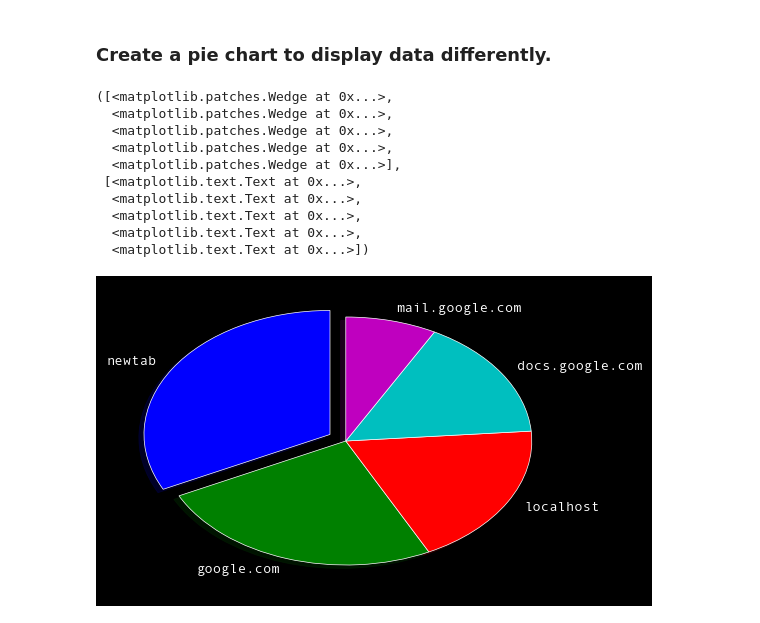
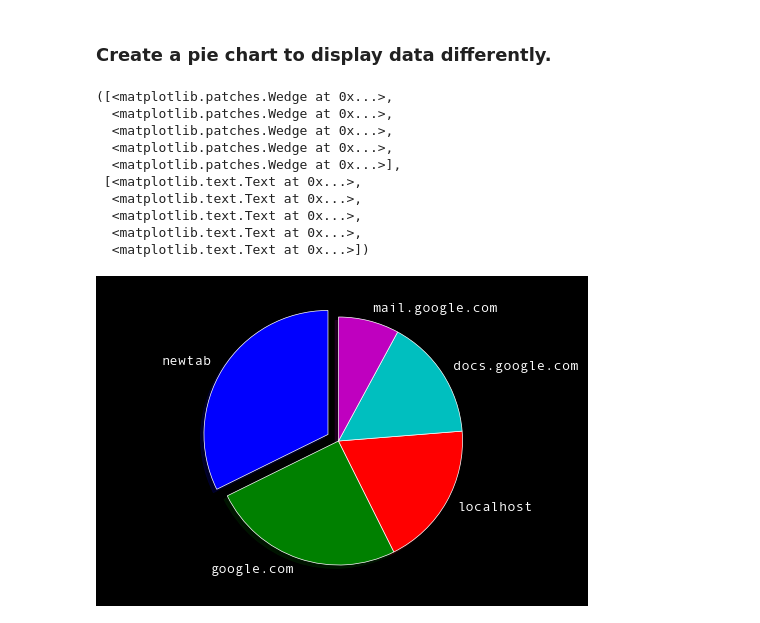
Before and after one commit to seanpar203/wta_analysis, a Jupyter notebook: top_5_time_spent.ipynb, the cells around one changed output. Cells and saved outputs as stored; diff of their text form; code cells hidden in the pictures.

Commit message:
Added 'equal' axis to make it look more aesthetic.

```diff
--- a/top_5_time_spent.ipynb
+++ b/top_5_time_spent.ipynb
@@ -147,23 +147,25 @@ df[:5].plot(kind='barh', alpha=0.75)
 # %%
 top_5_host_names = df.index[:5].values
 
 # Math to get proper percentages.
 arr_total_visits = np.array(df['total_visits'][:5].values)
 sum_total_visits = np.sum(arr_total_visits)
 arr_total_percen = arr_total_visits / sum_total_visits * 100
 
+# Options.
 explode = (0.1, 0, 0, 0, 0)
+plt.axis('equal')
 
 plt.pie(x=arr_total_percen, explode=explode, labels=top_5_host_names, shadow=True, startangle=90)
 # %% [output]
 ([<matplotlib.patches.Wedge at 0x...>,
   <matplotlib.patches.Wedge at 0x...>,
   <matplotlib.patches.Wedge at 0x...>,
   <matplotlib.patches.Wedge at 0x...>,
   <matplotlib.patches.Wedge at 0x...>],
  [<matplotlib.text.Text at 0x...>,
   <matplotlib.text.Text at 0x...>,
   <matplotlib.text.Text at 0x...>,
   <matplotlib.text.Text at 0x...>,
   <matplotlib.text.Text at 0x...>])
-[figure, old version]
+[figure, new version]
```
